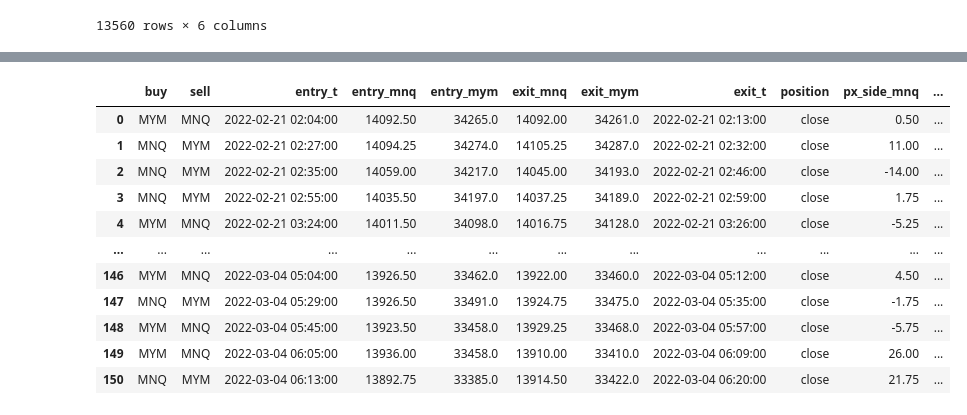
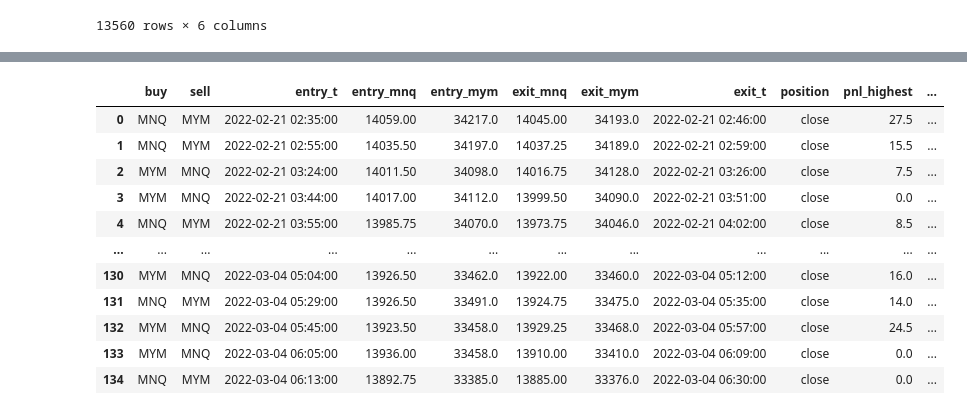
Before and after one commit to RaenonX-Finance/rx-trade-ib, a Jupyter notebook: archive/notebooks/backtest_spread.ipynb, the cells around one changed output, grey strips where cells are left out. Cells and saved outputs as stored; diff of their text form; code cells hidden in the pictures.

```diff
--- a/archive/notebooks/backtest_spread.ipynb
+++ b/archive/notebooks/backtest_spread.ipynb
@@ -56,9 +1,9 @@ def store_historical_data():
 # %%
 import pandas as pd
 
-df_mnq = pd.read_csv("archive/futures/NQ/20220220-20220304-1.csv")
+df_mnq = pd.read_csv("../futures/NQ/20220220-20220304-1.csv")
 df_mnq = df_mnq[["date", "close"]]
-df_mym = pd.read_csv("archive/futures/YM/20220220-20220304-1.csv")
+df_mym = pd.read_csv("../futures/YM/20220220-20220304-1.csv")
 df_mym = df_mym[["date", "close"]]
 # %%
 
@@ -108,7 +53,7 @@ df
 | 2022-03-04 15:59:00 | 13802.75 | 33520.0 | 0.887274 | 0.887862 | 0.887580 | 0.887297 |
 13560 rows × 6 columns
 # %%
-df_selected = df.between_time("03:00", "07:15")
+df_selected = df.between_time("02:30", "06:30")
 df_selected
 # %% [output]
 |  | close_mnq | close_mym | px_diff | px_diff_upper | px_diff_mid | px_diff_lower |
@@ -128,12 +73,26 @@ df_selected
 # %%
+from datetime import time
 from pandas import DataFrame
 
 executions = []
 current_pnl = 0
 
+MNQ_LOT = 1
+MYM_LOT = 3
+
 for dt, row in df_selected.iterrows():
     last = executions[-1] if executions else None
 
+    # Exit - no cross-day position
+    if dt.time() == time(6, 30):
+        executions[-1] |= {
+            "exit_mnq": row["close_mnq"],
+            "exit_mym": row["close_mym"],
+            "exit_t": dt,
+            "position": "close",
+        }
+
+    # Entry - out of band
     if not last or last["position"] == "close":
         if row["px_diff"] > row["px_diff_upper"]:
             executions.append({
@@ -146,6 +105,8 @@ for dt, row in df_selected.iterrows():
                 "exit_mym": None,
                 "exit_t": None,
                 "position": "open",
+                "pnl_highest": 0,
+                "pnl_lowest": 0,
             })
 
         if row["px_diff"] < row["px_diff_lower"]:
@@ -156,47 +117,76 @@ for dt, row in df_selected.iterrows():
                 "entry_mnq": row["close_mnq"],
                 "entry_mym": row["close_mym"],
                 "exit_mnq": None,
                 "exit_mym": None,
                 "exit_t": None,
                 "position": "open",
+                "pnl_highest": 0,
+                "pnl_lowest": 0,
             })
 
         continue
-    elif (last["buy"] == "MNQ" and row["px_diff"] < row["px_diff_mid"]) or (last["buy"] == "MYM" and row["px_diff"] > row["px_diff_mid"]):
+    # Take profit - back to MID
+    elif (
+            (last["buy"] == "MNQ" and row["px_diff"] < row["px_diff_mid"]) or
+            (last["buy"] == "MYM" and row["px_diff"] > row["px_diff_mid"])
+    ):
         executions[-1] |= {
             "exit_mnq": row["close_mnq"],
             "exit_mym": row["close_mym"],
             "exit_t": dt,
             "position": "close",
         }
         current_pnl = 0
 
-    if current_pnl < -100:
+    # Record PnL
+    if last["position"] == "open":
+        pnl_mnq = (row["close_mnq"] - last["entry_mnq"]) * (1 if last["buy"] == "MNQ" else -1) * MNQ_LOT * 2
+        pnl_mym = (row["close_mym"] - last["entry_mym"]) * (1 if last["buy"] == "MYM" else -1) * MYM_LOT * 0.5
+
+        current_pnl = pnl_mnq + pnl_mym
+
+        executions[-1] |= {
+            "pnl_highest": max(last["pnl_highest"], current_pnl),
+            "pnl_lowest": min(last["pnl_lowest"], current_pnl),
+        }
+
+    # Take profit - lock profit
+    if current_pnl < 10 and last["pnl_highest"] > 40:
+        executions[-1] |= {
+            "exit_mnq": row["close_mnq"],
+            "exit_mym": row["close_mym"],
+            "exit_t": dt,
+            "position": "close",
+        }
+
+    # Stop loss - force close
+    if current_pnl < -50:
         executions[-1] |= {
             "exit_mnq": row["close_mnq"],
             "exit_mym": row["close_mym"],
             "exit_t": dt,
             "position": "close",
         }
 
 df_exec = DataFrame(executions)
+df_exec["hold_period"] = df_exec["exit_t"] - df_exec["entry_t"]
 df_exec["px_side_mnq"] = (df_exec["exit_mnq"] - df_exec["entry_mnq"]) * np.where(df_exec["buy"] == "MNQ", 1, -1)
 df_exec["px_side_mym"] = (df_exec["exit_mym"] - df_exec["entry_mym"]) * np.where(df_exec["buy"] == "MYM", 1, -1)
-df_exec["pnl_mnq"] = df_exec["px_side_mnq"] * 1 * 2
-df_exec["pnl_mym"] = df_exec["px_side_mym"] * 3 * 0.5
-df_exec["pnl_single"] = df_exec["pnl_mnq"] + df_exec["pnl_mym"] - 0.52 * 4
+df_exec["pnl_mnq"] = df_exec["px_side_mnq"] * MNQ_LOT * 2
+df_exec["pnl_mym"] = df_exec["px_side_mym"] * MYM_LOT * 0.5
+df_exec["pnl_single"] = df_exec["pnl_mnq"] + df_exec["pnl_mym"] - 0.52 * (MNQ_LOT + MYM_LOT)
 df_exec["pnl_cum"] = df_exec["pnl_single"].cumsum()
 df_exec
 # %% [output]
-|  | buy | sell | entry_t | entry_mnq | entry_mym | exit_mnq | exit_mym | exit_t | position | px_side_mnq | ... |
-| 0 | MYM | MNQ | 2022-02-21 02:04:00 | 14092.50 | 34265.0 | 14092.00 | 34261.0 | 2022-02-21 02:13:00 | close | 0.50 | ... |
-| 1 | MNQ | MYM | 2022-02-21 02:27:00 | 14094.25 | 34274.0 | 14105.25 | 34287.0 | 2022-02-21 02:32:00 | close | 11.00 | ... |
-| 2 | MNQ | MYM | 2022-02-21 02:35:00 | 14059.00 | 34217.0 | 14045.00 | 34193.0 | 2022-02-21 02:46:00 | close | -14.00 | ... |
-| 3 | MNQ | MYM | 2022-02-21 02:55:00 | 14035.50 | 34197.0 | 14037.25 | 34189.0 | 2022-02-21 02:59:00 | close | 1.75 | ... |
-| 4 | MYM | MNQ | 2022-02-21 03:24:00 | 14011.50 | 34098.0 | 14016.75 | 34128.0 | 2022-02-21 03:26:00 | close | -5.25 | ... |
+|  | buy | sell | entry_t | entry_mnq | entry_mym | exit_mnq | exit_mym | exit_t | position | pnl_highest | ... |
+| 0 | MNQ | MYM | 2022-02-21 02:35:00 | 14059.00 | 34217.0 | 14045.00 | 34193.0 | 2022-02-21 02:46:00 | close | 27.5 | ... |
+| 1 | MNQ | MYM | 2022-02-21 02:55:00 | 14035.50 | 34197.0 | 14037.25 | 34189.0 | 2022-02-21 02:59:00 | close | 15.5 | ... |
+| 2 | MYM | MNQ | 2022-02-21 03:24:00 | 14011.50 | 34098.0 | 14016.75 | 34128.0 | 2022-02-21 03:26:00 | close | 7.5 | ... |
+| 3 | MYM | MNQ | 2022-02-21 03:44:00 | 14017.00 | 34112.0 | 13999.50 | 34090.0 | 2022-02-21 03:51:00 | close | 0.0 | ... |
+| 4 | MNQ | MYM | 2022-02-21 03:55:00 | 13985.75 | 34070.0 | 13973.75 | 34046.0 | 2022-02-21 04:02:00 | close | 8.5 | ... |
 | ... | ... | ... | ... | ... | ... | ... | ... | ... | ... | ... | ... |
-| 146 | MYM | MNQ | 2022-03-04 05:04:00 | 13926.50 | 33462.0 | 13922.00 | 33460.0 | 2022-03-04 05:12:00 | close | 4.50 | ... |
-| 147 | MNQ | MYM | 2022-03-04 05:29:00 | 13926.50 | 33491.0 | 13924.75 | 33475.0 | 2022-03-04 05:35:00 | close | -1.75 | ... |
-| 148 | MYM | MNQ | 2022-03-04 05:45:00 | 13923.50 | 33458.0 | 13929.25 | 33468.0 | 2022-03-04 05:57:00 | close | -5.75 | ... |
-| 149 | MYM | MNQ | 2022-03-04 06:05:00 | 13936.00 | 33458.0 | 13910.00 | 33410.0 | 2022-03-04 06:09:00 | close | 26.00 | ... |
-| 150 | MNQ | MYM | 2022-03-04 06:13:00 | 13892.75 | 33385.0 | 13914.50 | 33422.0 | 2022-03-04 06:20:00 | close | 21.75 | ... |
+| 130 | MYM | MNQ | 2022-03-04 05:04:00 | 13926.50 | 33462.0 | 13922.00 | 33460.0 | 2022-03-04 05:12:00 | close | 16.0 | ... |
+| 131 | MNQ | MYM | 2022-03-04 05:29:00 | 13926.50 | 33491.0 | 13924.75 | 33475.0 | 2022-03-04 05:35:00 | close | 14.0 | ... |
+| 132 | MYM | MNQ | 2022-03-04 05:45:00 | 13923.50 | 33458.0 | 13929.25 | 33468.0 | 2022-03-04 05:57:00 | close | 24.5 | ... |
+| 133 | MYM | MNQ | 2022-03-04 06:05:00 | 13936.00 | 33458.0 | 13910.00 | 33410.0 | 2022-03-04 06:09:00 | close | 0.0 | ... |
+| 134 | MNQ | MYM | 2022-03-04 06:13:00 | 13892.75 | 33385.0 | 13885.00 | 33376.0 | 2022-03-04 06:30:00 | close | 0.0 | ... |
```
Also changed, not shown: parts of 3 cells of this notebook, 44 other files.
